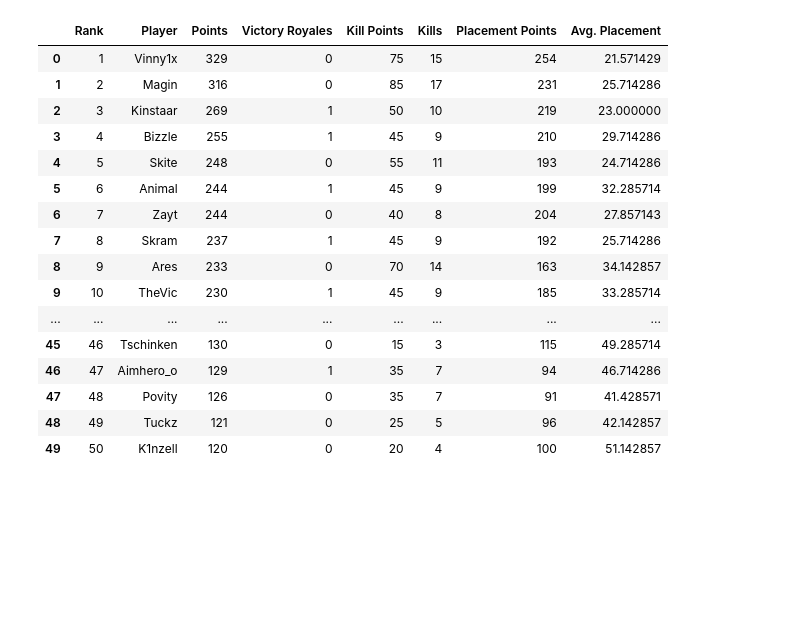
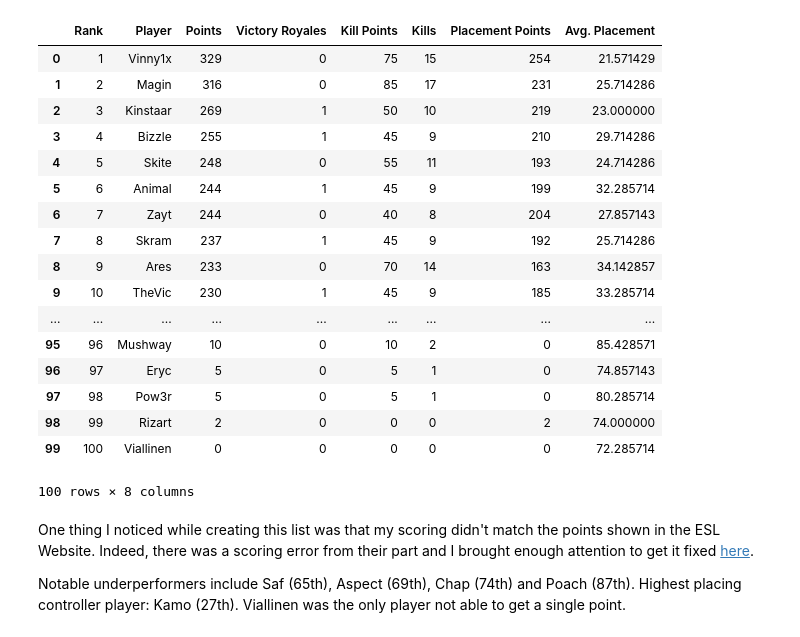
Before and after one commit to ejyap/ESLAnalysis, a Jupyter notebook: analysis.ipynb, the cells around one changed output. Saved outputs shown, nothing was run; the diff lists cells and outputs as text; code cells hidden in the pictures; blank space fills up the shorter version.

Commit message:
removed errors

```diff
--- a/analysis.ipynb
+++ b/analysis.ipynb
@@ -40,22 +37,27 @@ esl_p = esl_p.sort_values(['Points','Victory Royales','Kills', 'Avg. Placement']
 esl_p.index+=1
 esl_p = esl_p.reset_index().rename(columns={'level_0':'Rank', 'index':'Player'})
 # %%
-esl_p[0:50]
+esl_p
 # %% [output]
 |  | Rank | Player | Points | Victory Royales | Kill Points | Kills | Placement Points | Avg. Placement |
 | 0 | 1 | Vinny1x | 329 | 0 | 75 | 15 | 254 | 21.571429 |
 | 1 | 2 | Magin | 316 | 0 | 85 | 17 | 231 | 25.714286 |
 | 2 | 3 | Kinstaar | 269 | 1 | 50 | 10 | 219 | 23.000000 |
 | 3 | 4 | Bizzle | 255 | 1 | 45 | 9 | 210 | 29.714286 |
 | 4 | 5 | Skite | 248 | 0 | 55 | 11 | 193 | 24.714286 |
 | 5 | 6 | Animal | 244 | 1 | 45 | 9 | 199 | 32.285714 |
 | 6 | 7 | Zayt | 244 | 0 | 40 | 8 | 204 | 27.857143 |
 | 7 | 8 | Skram | 237 | 1 | 45 | 9 | 192 | 25.714286 |
 | 8 | 9 | Ares | 233 | 0 | 70 | 14 | 163 | 34.142857 |
 | 9 | 10 | TheVic | 230 | 1 | 45 | 9 | 185 | 33.285714 |
 | ... | ... | ... | ... | ... | ... | ... | ... | ... |
-| 45 | 46 | Tschinken | 130 | 0 | 15 | 3 | 115 | 49.285714 |
-| 46 | 47 | Aimhero_o | 129 | 1 | 35 | 7 | 94 | 46.714286 |
-| 47 | 48 | Povity | 126 | 0 | 35 | 7 | 91 | 41.428571 |
-| 48 | 49 | Tuckz | 121 | 0 | 25 | 5 | 96 | 42.142857 |
-| 49 | 50 | K1nzell | 120 | 0 | 20 | 4 | 100 | 51.142857 |
+| 95 | 96 | Mushway | 10 | 0 | 10 | 2 | 0 | 85.428571 |
+| 96 | 97 | Eryc | 5 | 0 | 5 | 1 | 0 | 74.857143 |
+| 97 | 98 | Pow3r | 5 | 0 | 5 | 1 | 0 | 80.285714 |
+| 98 | 99 | Rizart | 2 | 0 | 0 | 0 | 2 | 74.000000 |
+| 99 | 100 | Viallinen | 0 | 0 | 0 | 0 | 0 | 72.285714 |
+100 rows × 8 columns
+# %% [markdown]
+One thing I noticed while creating this list was that my scoring didn't match the points shown in the ESL Website. Indeed, there was a scoring error from their part and I brought enough attention to get it fixed [here](https://www.reddit.com/r/FortniteCompetitive/comments/ax10jq/there_was_a_scoring_error_in_katowice_solo_event/).
+
+Notable underperformers include Saf (65th), Aspect (69th), Chap (74th) and Poach (87th). Highest placing controller player: Kamo (27th). Viallinen was the only player not able to get a single point.
```
Also changed, not shown: parts of 42 cells of this notebook.
